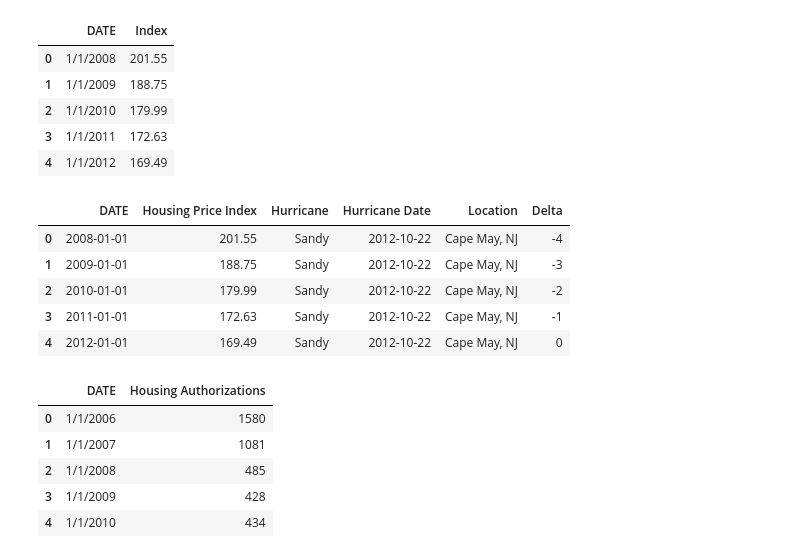
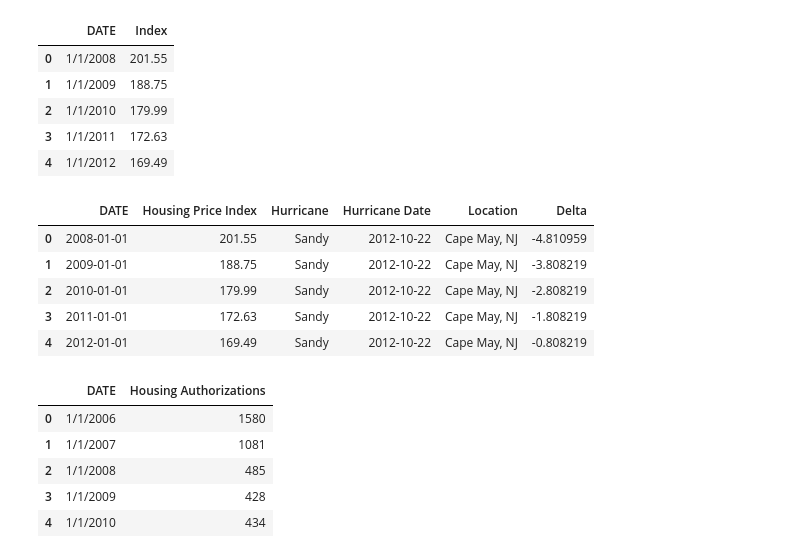
Before and after one commit to mchrzanowski27/Project1, a Jupyter notebook: Project 1 Data Sandy.ipynb, the cells around one changed output. Saved outputs shown, nothing was run; the diff lists cells and outputs as text; code cells hidden in the pictures.

```diff
--- a/Project 1 Data Sandy.ipynb
+++ b/Project 1 Data Sandy.ipynb
@@ -22,33 +22,33 @@ Sandy_housing_df.head()
 # %%
 # remove rows prior to 1990
 
 Sandy_housing_df['DATE'] = pd.to_datetime(Sandy_housing_df['DATE'])
 
 Sandy_housing_df = Sandy_housing_df[Sandy_housing_df["DATE"] >= '2001-01-01']
 
 #Add hurricane, year, location
 
 Sandy_housing_df[['Hurricane','Hurricane Date','Location']] = pd.DataFrame([['Sandy','2012-10-22','Cape May, NJ']], index = Sandy_housing_df.index)
 
 Sandy_housing_df['Hurricane Date'] = pd.to_datetime(Sandy_housing_df['Hurricane Date'])
 
 
 #We will need to show data from multiple years, so delta from hurricane best option
 Sandy_housing_df['Delta'] = ((Sandy_housing_df['DATE'] - Sandy_housing_df['Hurricane Date']).dt.days/365)
 
-Sandy_housing_df['Delta'] = Sandy_housing_df['Delta'].astype(int)
+Sandy_housing_df['Delta'] = Sandy_housing_df['Delta'].astype(float)
 
 #Rename column
 Sandy_housing_df = Sandy_housing_df.rename(columns={'Index': 'Housing Price Index'})
 
 Sandy_housing_df.head()
 # %% [output]
 |  | DATE | Housing Price Index | Hurricane | Hurricane Date | Location | Delta |
-| 0 | 2008-01-01 | 201.55 | Sandy | 2012-10-22 | Cape May, NJ | -4 |
-| 1 | 2009-01-01 | 188.75 | Sandy | 2012-10-22 | Cape May, NJ | -3 |
-| 2 | 2010-01-01 | 179.99 | Sandy | 2012-10-22 | Cape May, NJ | -2 |
-| 3 | 2011-01-01 | 172.63 | Sandy | 2012-10-22 | Cape May, NJ | -1 |
-| 4 | 2012-01-01 | 169.49 | Sandy | 2012-10-22 | Cape May, NJ | 0 |
+| 0 | 2008-01-01 | 201.55 | Sandy | 2012-10-22 | Cape May, NJ | -4.810959 |
+| 1 | 2009-01-01 | 188.75 | Sandy | 2012-10-22 | Cape May, NJ | -3.808219 |
+| 2 | 2010-01-01 | 179.99 | Sandy | 2012-10-22 | Cape May, NJ | -2.808219 |
+| 3 | 2011-01-01 | 172.63 | Sandy | 2012-10-22 | Cape May, NJ | -1.808219 |
+| 4 | 2012-01-01 | 169.49 | Sandy | 2012-10-22 | Cape May, NJ | -0.808219 |
 # %%
 #import Econ data from Ocean City, NJ
 
```
Also changed, not shown: parts of 5 cells of this notebook, 6 other files.
